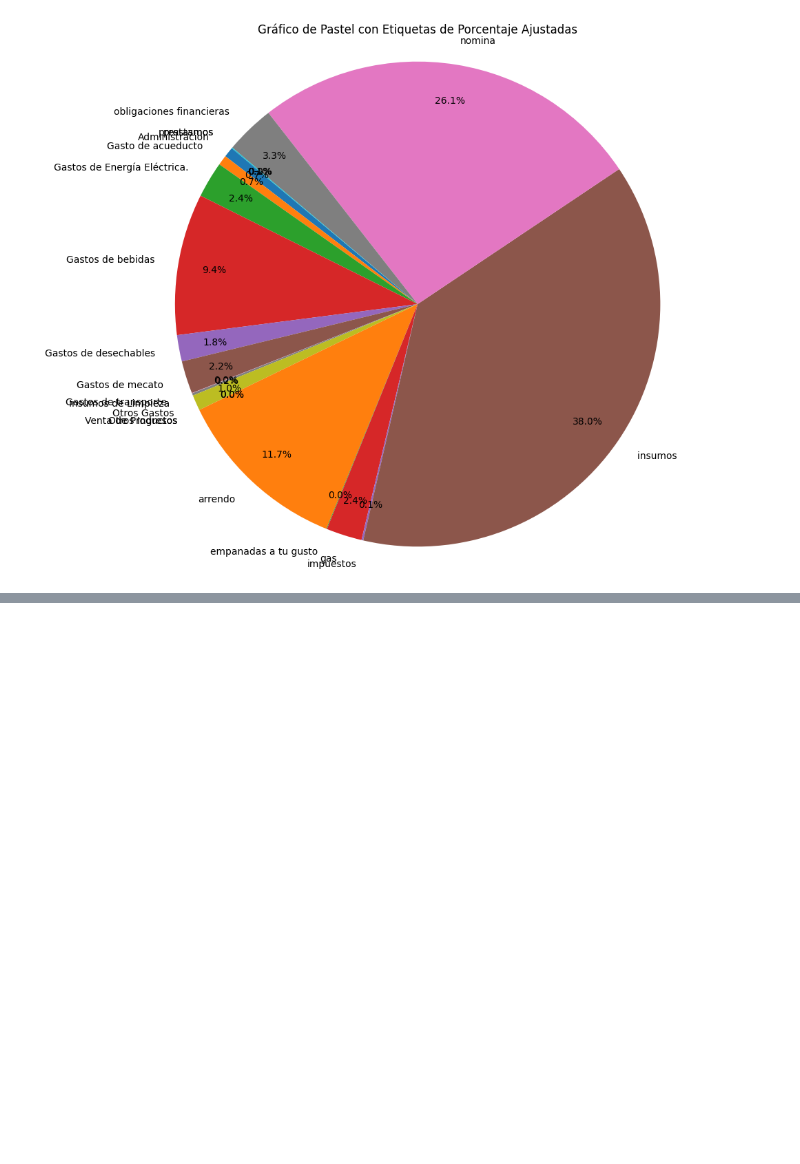
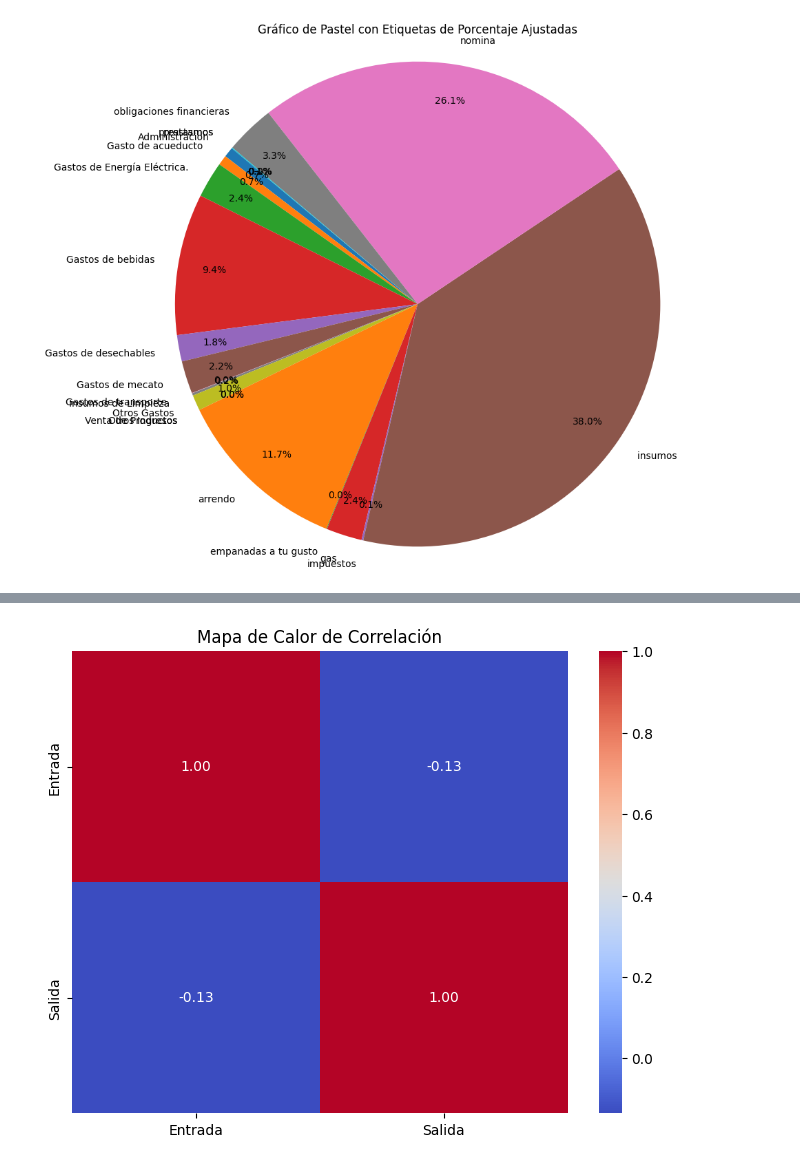
Before and after one commit to mateofrancop/EconoCity-Pereira, a Jupyter notebook: Rinconcito_del_sabor/analysis.ipynb, the cells around one changed output, grey strips where cells are left out. Saved outputs shown, nothing was run; the diff lists cells and outputs as text; code cells hidden in the pictures; blank space fills up the shorter version.

```diff
--- a/Rinconcito_del_sabor/analysis.ipynb
+++ b/Rinconcito_del_sabor/analysis.ipynb
@@ -115,0 +139,17 @@ plt.show()
+# %%
+# Filtra solo las columnas numéricas
+df_numeric = df.select_dtypes(include=['number'])
+
+# Calcula la matriz de correlación
+correlation_matrix = df_numeric.corr()
+
+# Filtra las filas donde ninguna de las dos columnas tiene un valor igual a cero
+df_filtrado = df[(df['entrada'] != 0) | (df['salida'] != 0)]
+
+# Crea un mapa de calor
+plt.figure(figsize=(8, 6))
+sns.heatmap(correlation_matrix, annot=True, cmap='coolwarm', fmt=".2f")
+plt.title('Mapa de Calor de Correlación')
+plt.show()
+# %% [output]
+[figure, added]
```
Also changed, not shown: parts of 7 cells of this notebook.
